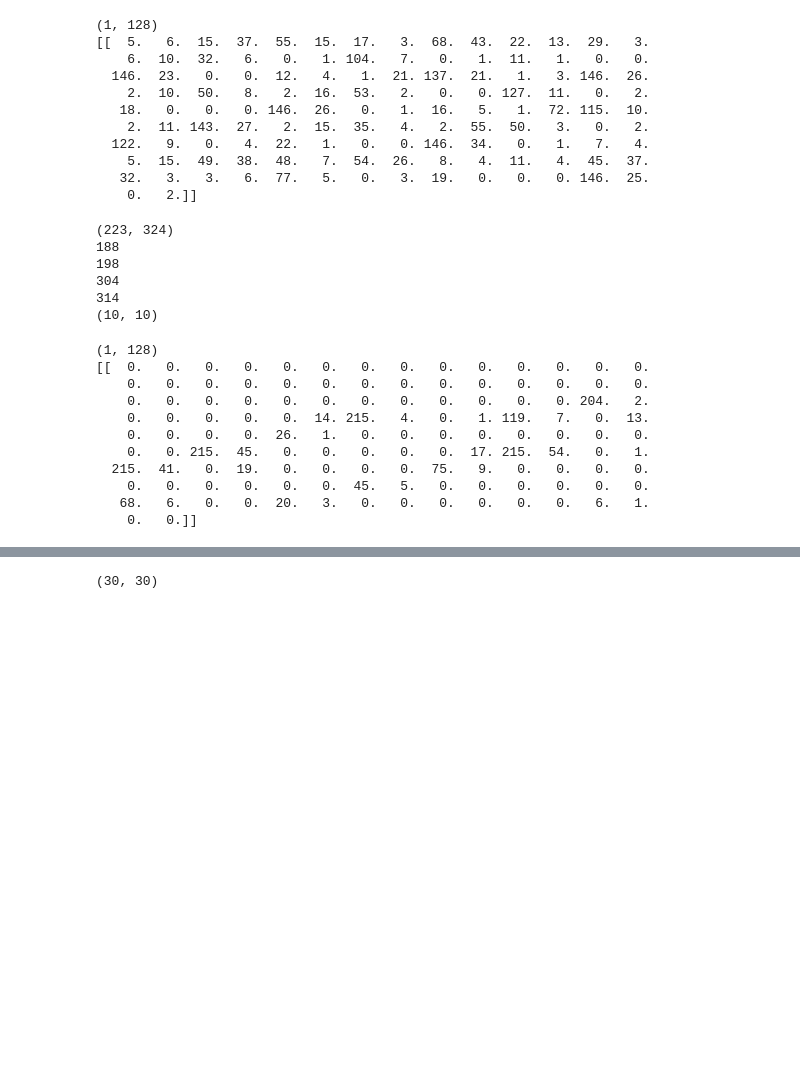
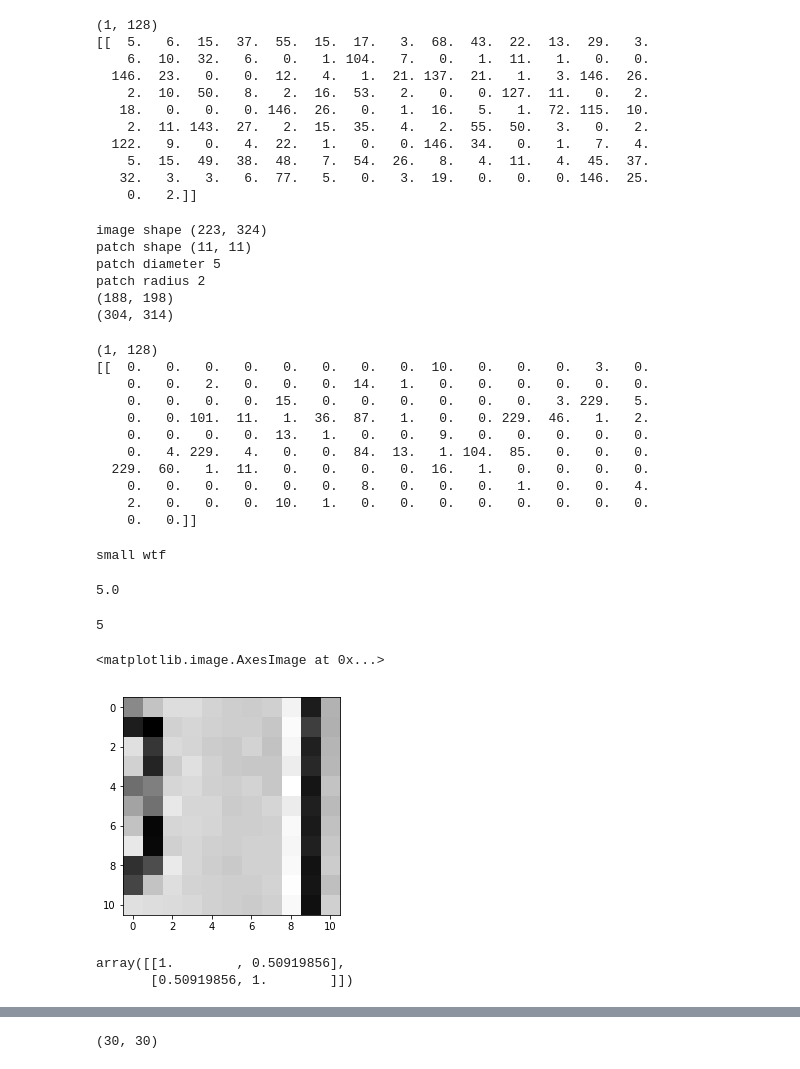
Before and after one commit to nimpy/learned-sift, a Jupyter notebook: PythonSIFT/Computing_SIFT_on_patch.ipynb, the cells around one changed output, grey strips where cells are left out. Saved outputs shown, nothing was run; the diff lists cells and outputs as text; code cells hidden in the pictures; blank space fills up the shorter version.

Commit message:
WIP5: calculate SIFT on a single patch by creating a keypoint manually

```diff
--- a/PythonSIFT/Computing_SIFT_on_patch.ipynb
+++ b/PythonSIFT/Computing_SIFT_on_patch.ipynb
@@ -252,35 +255,59 @@ patch_centre_y = int(round(keypoint.pt[0]))
 patch_diameter = int(2 * math.floor(keypoint.size / 2) + 1)  # rounding it to the nearest odd number
 patch_radius = (patch_diameter - 1) // 2
 # %%
-patch = image[patch_centre_x - patch_diameter: patch_centre_x + patch_diameter, patch_centre_y - patch_diameter: patch_centre_y + patch_diameter]  # using the diameter and not the radius to get a larger patch
-print(image.shape)
-print(patch_centre_x - patch_diameter)  # TODO this could go out of the border and create an error!
-print(patch_centre_x + patch_diameter)
-print(patch_centre_y - patch_diameter)
-print(patch_centre_y + patch_diameter)
-print(patch.shape)
+# TODO check the +1 part
+patch = image[patch_centre_x - patch_diameter: patch_centre_x + patch_diameter + 1, patch_centre_y - patch_diameter: patch_centre_y + patch_diameter + 1]  # using the diameter and not the radius to get a larger patch
+print "image shape", image.shape
+print "patch shape", patch.shape
+print "patch diameter", patch_diameter
+print "patch radius", patch_radius
+# TODO this could go out of the border and create an error!
+print(patch_centre_x - patch_diameter, patch_centre_x + patch_diameter)
+print(patch_centre_y - patch_diameter, patch_centre_y + patch_diameter)
 # %% [output]
-(223, 324)
-188
-198
-304
-314
-(10, 10)
+image shape (223, 324)
+patch shape (11, 11)
+patch diameter 5
+patch radius 2
+(188, 198)
+(304, 314)
 # %%
-keypoint = cv.KeyPoint((patch_diameter - 1) / 2, (patch_diameter - 1) / 2, _size=patch_diameter, _angle = 3.31573486328, _octave=256)
+keypoint = cv.KeyPoint(patch.shape[1] // 2, patch.shape[0] // 2, _size=4.49870252609, _angle=3.31573486328, _octave=256)
 keypoints = [keypoint]
 temp, desc = sift.compute(patch, keypoints)
 print(desc.shape)
 print(desc)
 # %% [output]
 (1, 128)
-[[  0.   0.   0.   0.   0.   0.   0.   0.   0.   0.   0.   0.   0.   0.
-    0.   0.   0.   0.   0.   0.   0.   0.   0.   0.   0.   0.   0.   0.
-    0.   0.   0.   0.   0.   0.   0.   0.   0.   0.   0.   0. 204.   2.
-    0.   0.   0.   0.   0.  14. 215.   4.   0.   1. 119.   7.   0.  13.
-    0.   0.   0.   0.  26.   1.   0.   0.   0.   0.   0.   0.   0.   0.
-    0.   0. 215.  45.   0.   0.   0.   0.   0.  17. 215.  54.   0.   1.
-  215.  41.   0.  19.   0.   0.   0.   0.  75.   9.   0.   0.   0.   0.
-    0.   0.   0.   0.   0.   0.  45.   5.   0.   0.   0.   0.   0.   0.
-   68.   6.   0.   0.  20.   3.   0.   0.   0.   0.   0.   0.   6.   1.
+[[  0.   0.   0.   0.   0.   0.   0.   0.  10.   0.   0.   0.   3.   0.
+    0.   0.   2.   0.   0.   0.  14.   1.   0.   0.   0.   0.   0.   0.
+    0.   0.   0.   0.  15.   0.   0.   0.   0.   0.   0.   3. 229.   5.
+    0.   0. 101.  11.   1.  36.  87.   1.   0.   0. 229.  46.   1.   2.
+    0.   0.   0.   0.  13.   1.   0.   0.   9.   0.   0.   0.   0.   0.
+    0.   4. 229.   4.   0.   0.  84.  13.   1. 104.  85.   0.   0.   0.
+  229.  60.   1.  11.   0.   0.   0.   0.  16.   1.   0.   0.   0.   0.
+    0.   0.   0.   0.   0.   0.   8.   0.   0.   0.   1.   0.   0.   4.
+    2.   0.   0.   0.  10.   1.   0.   0.   0.   0.   0.   0.   0.   0.
     0.   0.]]
+# %%
+print "small wtf"
+# %% [output]
+small wtf
+# %%
+temp[0].pt[1]
+# %% [output]
+5.0
+# %%
+patch.shape[0] // 2
+# %% [output]
+5
+# %%
+plt.imshow(patch, cmap='gray')
+# %% [output]
+<matplotlib.image.AxesImage at 0x...>
+[figure, added]
+# %%
+np.corrcoef(desc_original, desc)
+# %% [output]
+array([[1.        , 0.50919856],
+       [0.50919856, 1.        ]])
```
Also changed, not shown: parts of 10 cells of this notebook, 2 other files.
